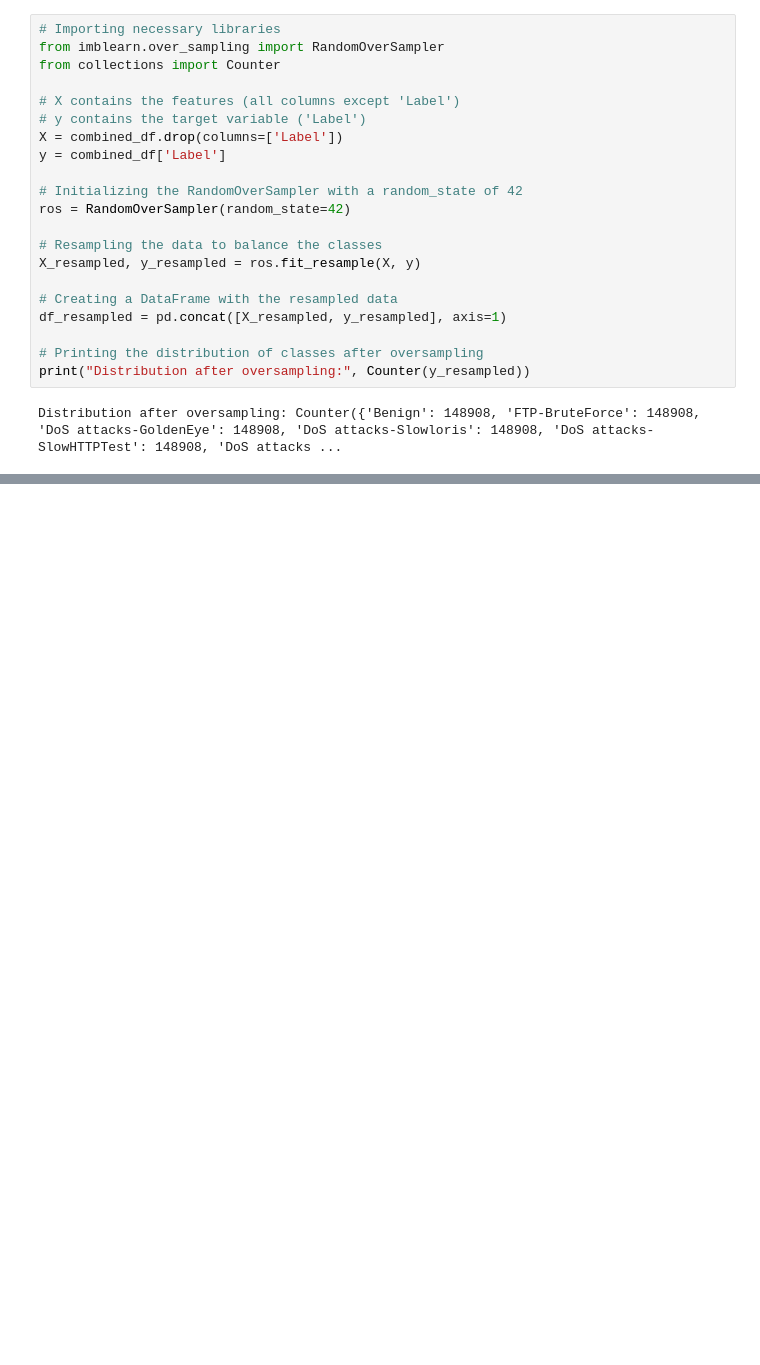
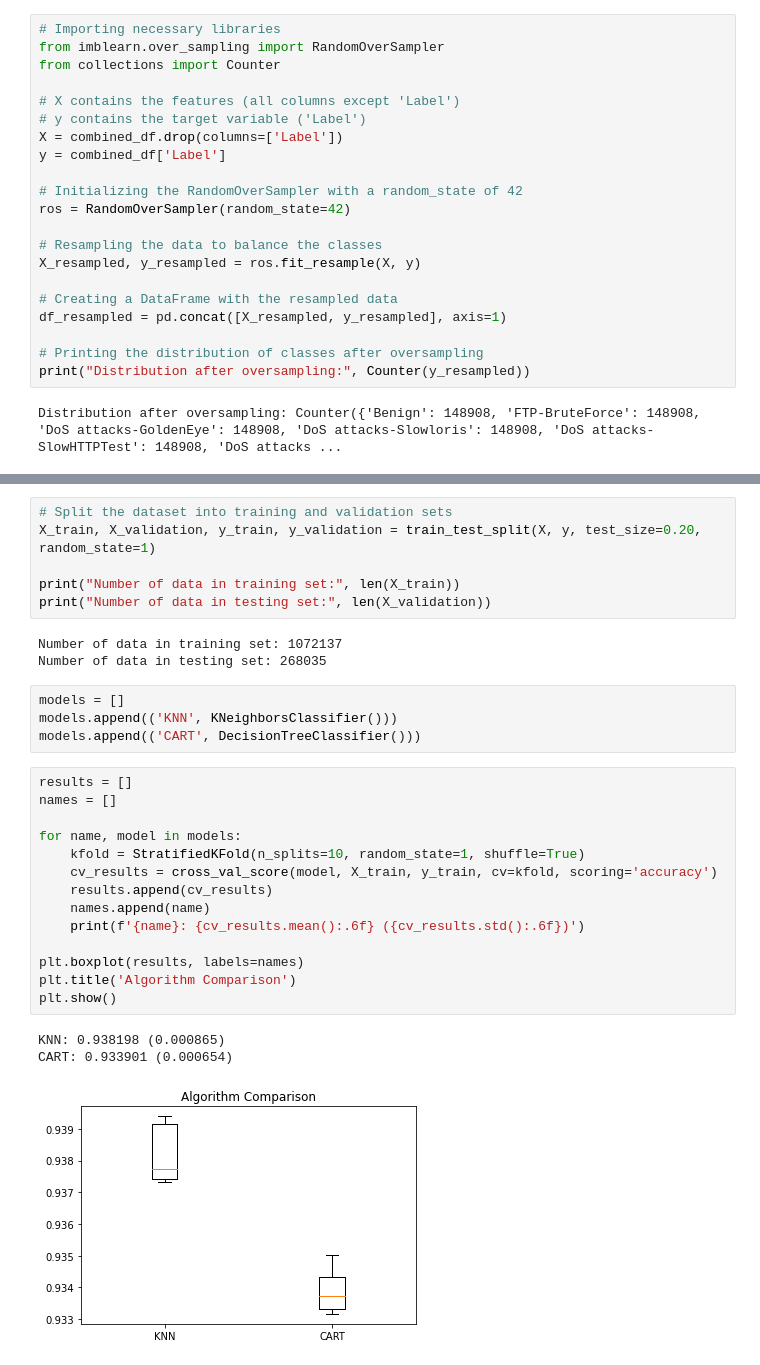
Before and after one commit to FabioTRamos/FinalProject, a Jupyter notebook: Intrusion Detection Machine Learn.ipynb, the cells around one changed output, grey strips where cells are left out. Drawn from its saved outputs; the diff is of its cells as text; blank space fills up the shorter version.

Commit message:
validation sets
Algorithm Comparison

```diff
--- a/Intrusion Detection Machine Learn.ipynb
+++ b/Intrusion Detection Machine Learn.ipynb
@@ -486,0 +525,31 @@ df_resampled.describe()
+# %%
+# Split the dataset into training and validation sets
+X_train, X_validation, y_train, y_validation = train_test_split(X, y, test_size=0.20, random_state=1)
+
+print("Number of data in training set:", len(X_train))
+print("Number of data in testing set:", len(X_validation))
+# %% [output]
+Number of data in training set: 1072137
+Number of data in testing set: 268035
+# %%
+models = []
+models.append(('KNN', KNeighborsClassifier()))
+models.append(('CART', DecisionTreeClassifier()))
+# %%
+results = []
+names = []
+
+for name, model in models:
+    kfold = StratifiedKFold(n_splits=10, random_state=1, shuffle=True)
+    cv_results = cross_val_score(model, X_train, y_train, cv=kfold, scoring='accuracy')
+    results.append(cv_results)
+    names.append(name)
+    print(f'{name}: {cv_results.mean():.6f} ({cv_results.std():.6f})')
+
+plt.boxplot(results, labels=names)
+plt.title('Algorithm Comparison')
+plt.show()
+# %% [output]
+KNN: 0.938198 (0.000865)
+CART: 0.933901 (0.000654)
+[figure, added]
```
Also changed, not shown: parts of 18 cells of this notebook.
